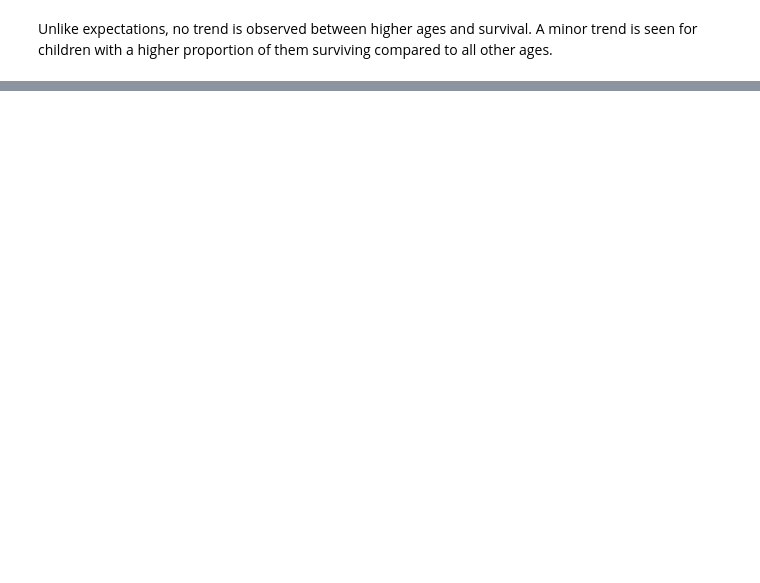
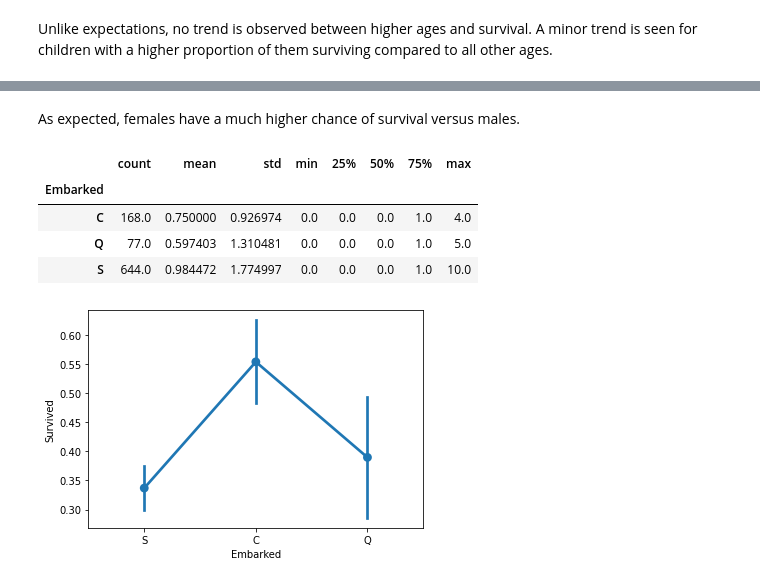
Before and after one commit to devanshmalik/titanic-dataset-EDA, a Jupyter notebook: Titanic_EDA.ipynb, the cells around one changed output, grey strips where cells are left out. Saved outputs shown, nothing was run; the diff lists cells and outputs as text; code cells hidden in the pictures; blank space fills up the shorter version.

```diff
--- a/Titanic_EDA.ipynb
+++ b/Titanic_EDA.ipynb
@@ -96,0 +132,13 @@ fig.set(ylim=(-50, 300))
+# %% [markdown]
+As expected, females have a much higher chance of survival versus males.
+# %%
+sns.pointplot(x='Embarked', y='Survived', data=df_train)
+# sns.violinplot(x='Embarked', y='Survived', data=df_train)
+df_train.groupby('Embarked').total_family.describe()
+# %% [output]
+|  | count | mean | std | min | 25% | 50% | 75% | max |
+| Embarked |  |  |  |  |  |  |  |  |
+| C | 168.0 | 0.750000 | 0.926974 | 0.0 | 0.0 | 0.0 | 1.0 | 4.0 |
+| Q | 77.0 | 0.597403 | 1.310481 | 0.0 | 0.0 | 0.0 | 1.0 | 5.0 |
+| S | 644.0 | 0.984472 | 1.774997 | 0.0 | 0.0 | 0.0 | 1.0 | 10.0 |
+[figure, added]
```
Also changed, not shown: parts of 19 cells of this notebook.
